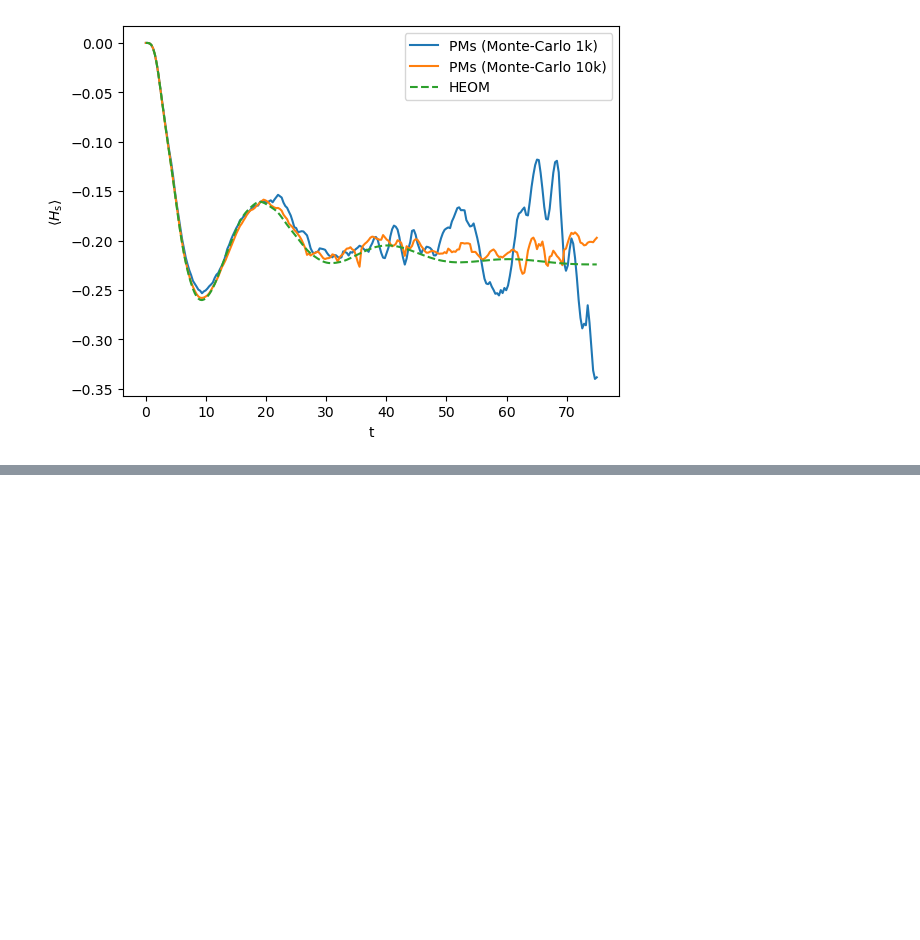
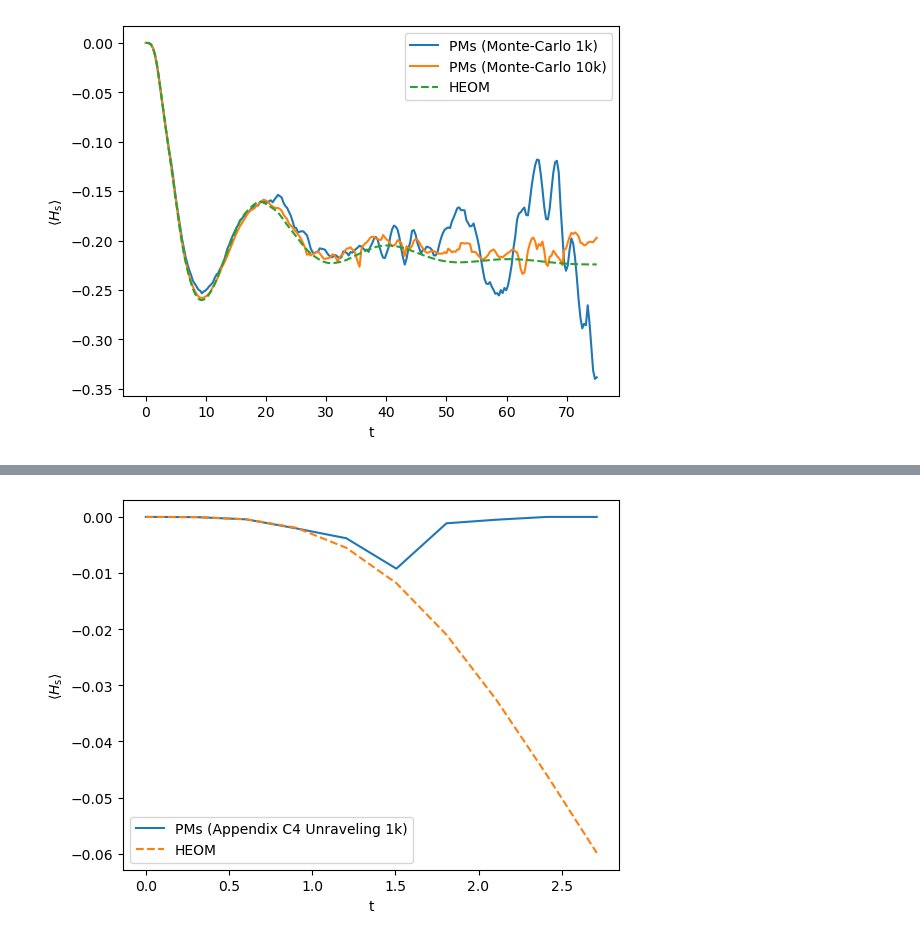
Before and after one commit to pmenczel/Pseudomode-Examples, a Jupyter notebook: example1.ipynb, the cells around one changed output, grey strips where cells are left out. Drawn from its saved outputs; the diff is of its cells as text; code cells hidden in the pictures; blank space fills up the shorter version.

```diff
--- a/example1.ipynb
+++ b/example1.ipynb
@@ -93,0 +111,10 @@ plt.show()
+# %%
+plt.plot(example1.TLIST[:10], np.real(mcsol3.average_expect[0])[:10], label='PMs (Appendix C4 Unraveling 1k)')
+plt.plot(example1.TLIST[:10], np.real(heomsol.expect[0])[:10], '--', label='HEOM')
+plt.xlabel('t')
+plt.ylabel(r'$\langle H_{\text{s}} \rangle$')
+
+plt.legend()
+plt.show()
+# %% [output]
+[figure, added]
```
Also changed, not shown: parts of 5 cells of this notebook, 9 other files.
